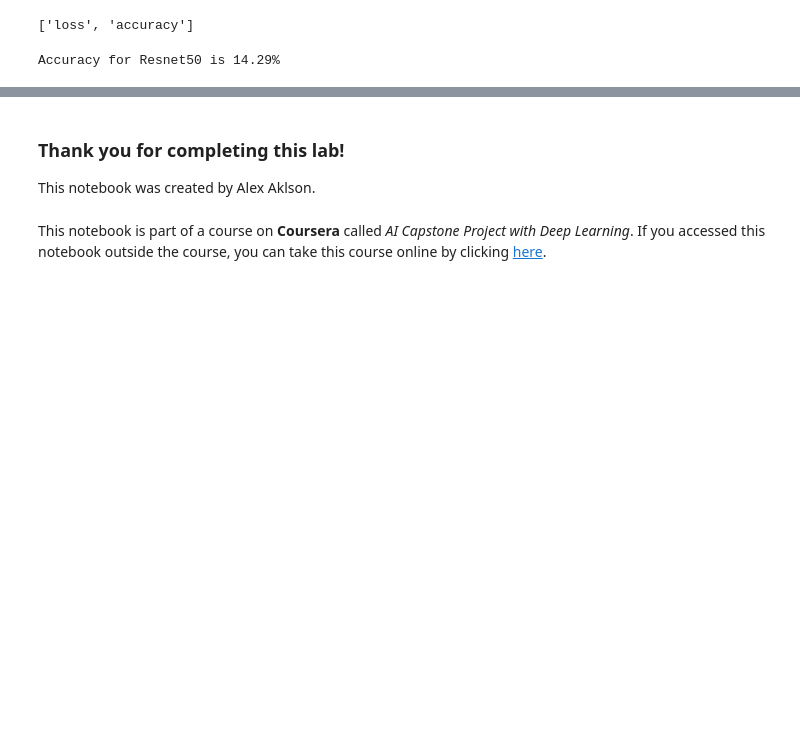
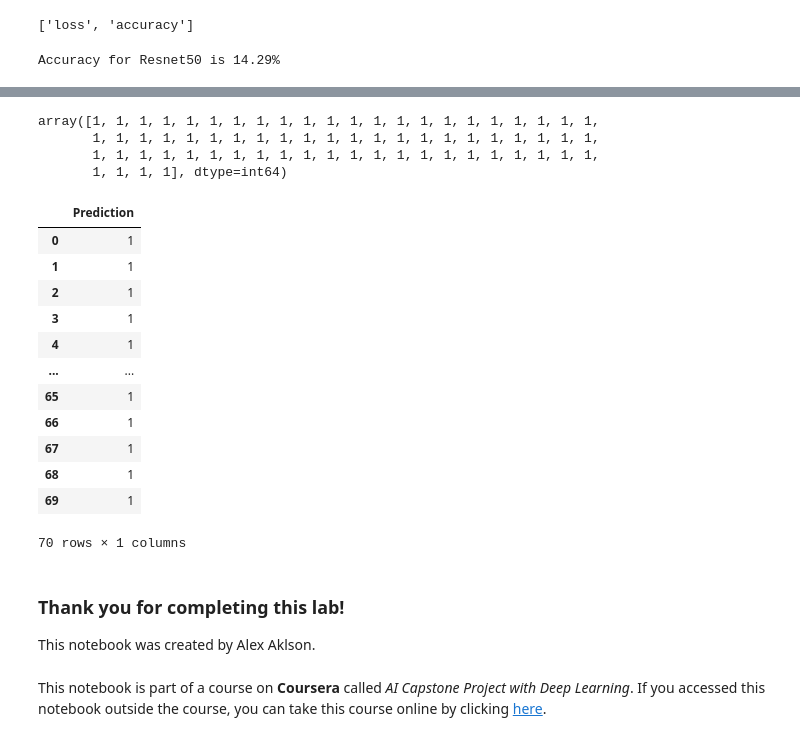
Before and after one commit to dennislamcv1/DL0320EN, a Jupyter notebook: Resnet50 - Classifying European Money Denominations.ipynb, the cells around one changed output, grey strips where cells are left out. Saved outputs shown, nothing was run; the diff lists cells and outputs as text; code cells hidden in the pictures; blank space fills up the shorter version.

```diff
--- a/Resnet50 - Classifying European Money Denominations.ipynb
+++ b/Resnet50 - Classifying European Money Denominations.ipynb
@@ -242,3 +206,5 @@ Use the following cells to make your predictions.
+# %%
+resnet = load_model("resnet50.h5")
 # %%
 resnet_predict = resnet.predict_generator(generator=test_generator,steps=14,verbose=1)
 # %% [output]
@@ -345,3 +293,29 @@ else:
+# %%
+pred = np.argmax(resnet_predict,axis=1)
+pred
+# %% [output]
+array([1, 1, 1, 1, 1, 1, 1, 1, 1, 1, 1, 1, 1, 1, 1, 1, 1, 1, 1, 1, 1, 1,
+       1, 1, 1, 1, 1, 1, 1, 1, 1, 1, 1, 1, 1, 1, 1, 1, 1, 1, 1, 1, 1, 1,
+       1, 1, 1, 1, 1, 1, 1, 1, 1, 1, 1, 1, 1, 1, 1, 1, 1, 1, 1, 1, 1, 1,
+       1, 1, 1, 1], dtype=int64)
+# %%
+pred_df = pd.DataFrame(data=pred,columns=['Prediction'])
+# %%
+pred_df
+# %% [output]
+|  | Prediction |
+| 0 | 1 |
+| 1 | 1 |
+| 2 | 1 |
+| 3 | 1 |
+| 4 | 1 |
+| ... | ... |
+| 65 | 1 |
+| 66 | 1 |
+| 67 | 1 |
+| 68 | 1 |
+| 69 | 1 |
+70 rows × 1 columns
 # %% [markdown]
 ### Thank you for completing this lab!
 
```
Also changed, not shown: parts of 43 cells of this notebook.
